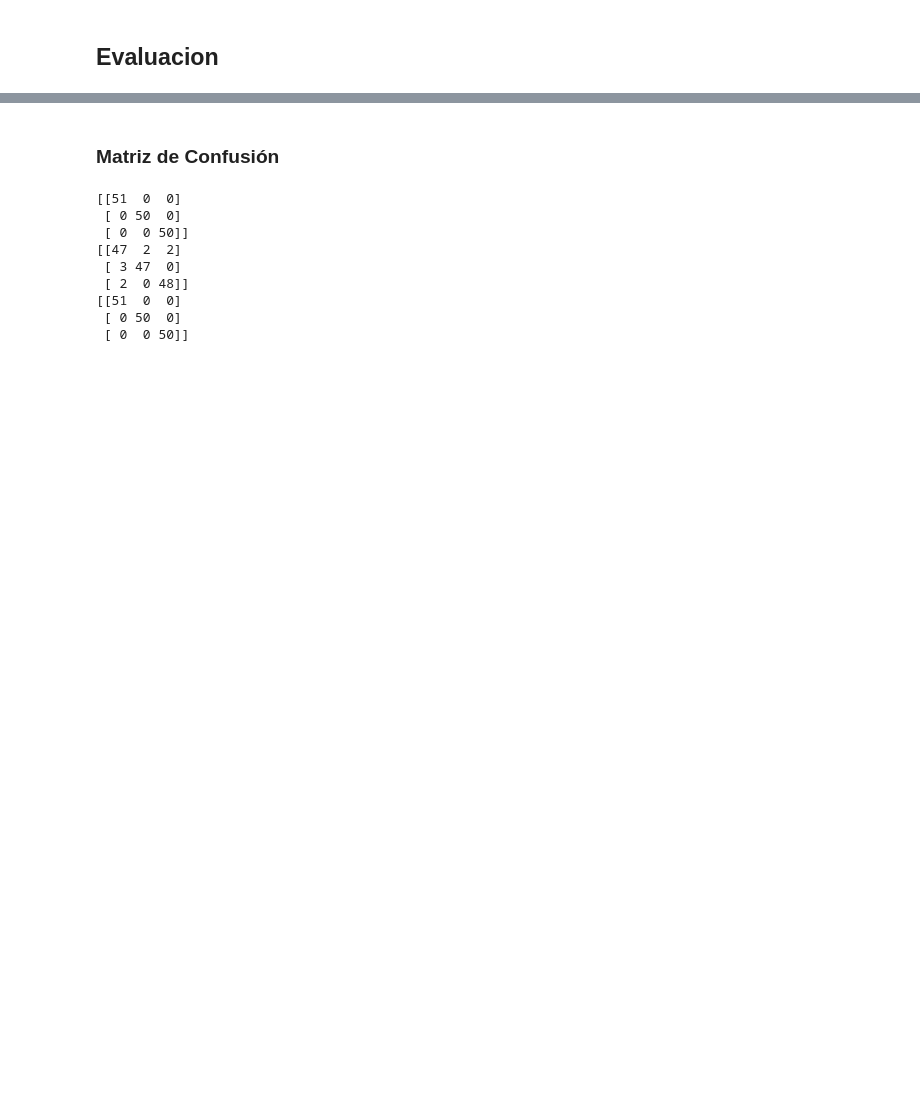
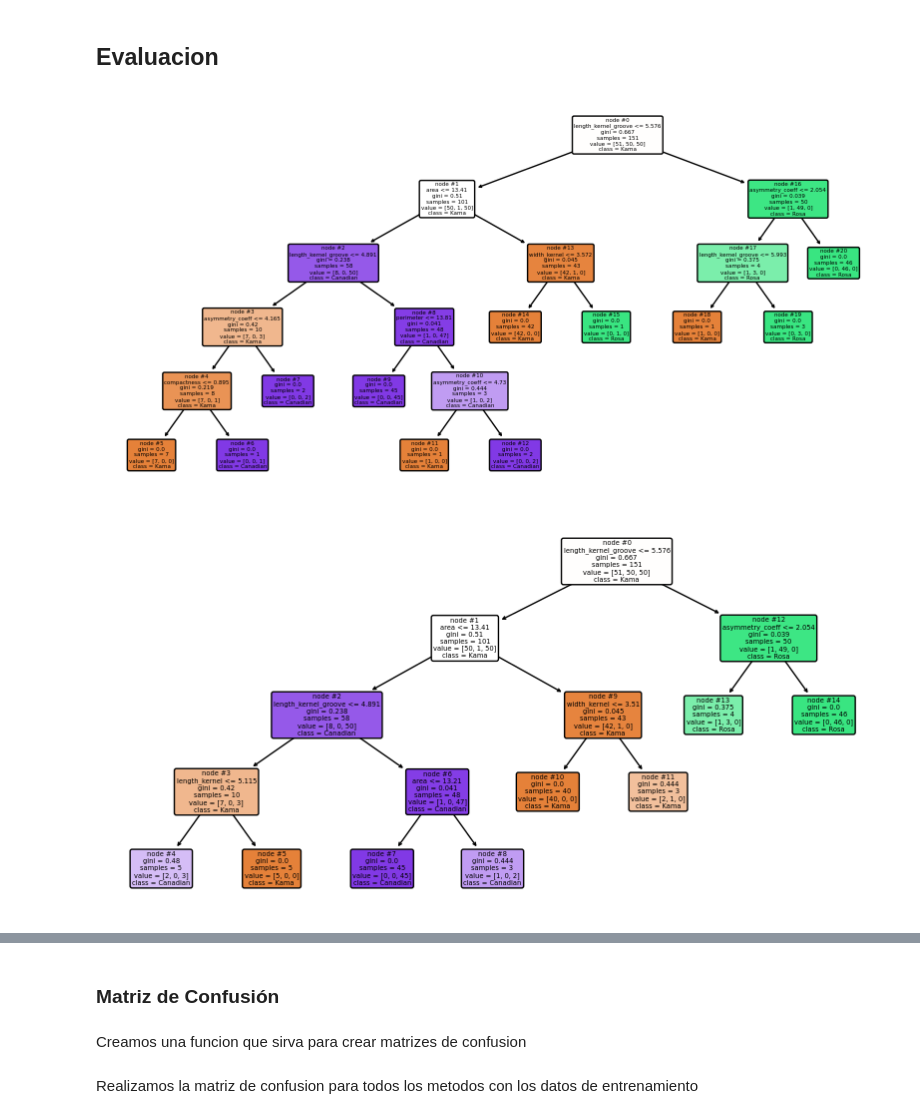
Before and after one commit to yyeryy/Trabajo-mineria, a Jupyter notebook: trabajo_final.ipynb, the cells around one changed output, grey strips where cells are left out. Saved outputs shown, nothing was run; the diff lists cells and outputs as text; code cells hidden in the pictures; blank space fills up the shorter version.

```diff
--- a/trabajo_final.ipynb
+++ b/trabajo_final.ipynb
@@ -186,10 +209,11 @@ class OutlierDetecion_treatment_IQR(TransformerMixin):
         # Devolvemos los valores de los híper-parámetros del método de preparación de datos
         return {"k": self.k}
 # %%
-out_IQR = OutlierDetecion_treatment_IQR(k=3)
+out_IQR = OutlierDetecion_treatment_IQR()
 X_train_IQR = out_IQR.fit_transform(X_train)
 if(X_train.equals(X_train_IQR)):
    print("No se han encontrado outliers")
 else:
    print("Se han encontrado outliers y el dataframe ha sido modificado")
+   X_train = X_train_IQR
 # %% [output]
@@ -232,9 +265,3 @@ print("Precisión: {:.2f}%".format(accuracy))
 Precisión: 90.48%
 # %% [markdown]
 ### Arboles de decision ###
-# %%
-tree = DecisionTreeClassifier(random_state=42)
-tree.fit(X_train, y_train)
-prediccion_arbol = tree.predict(X_test)
-accuracy = accuracy_score(y_test, prediccion_arbol) * 100
-print('Precisión del árbol de decisión: {:.2f}%'.format(accuracy))
@@ -242,0 +268,16 @@ Precisión del árbol de decisión: 95.24%
+# %%
+listaAccTrain = []
+listaAccTest = []
+for tipoArbol in ['gini','entropy']:
+    tree = DecisionTreeClassifier(criterion=tipoArbol, random_state=123)
+    tree.fit(X_train, y_train)
+    prediccion_tree = tree.predict(X_train)
+    accuracy = accuracy_score(y_train, prediccion_tree)
+    listaAccTrain.append(accuracy * 100)
+    prediccion_tree = tree.predict(X_test)
+    accuracy = accuracy_score(y_test, prediccion_tree)
+    listaAccTest.append(accuracy * 100)
+print('Rendimiento CART en train: ', listaAccTrain[0])
+print('Rendimiento CART en test: ', listaAccTest[0])
+print('Rendimiento c4.5 en train: ', listaAccTrain[1])
+print('Rendimiento C4.5 en test: ', listaAccTest[1])
@@ -243,2 +301,25 @@ Precisión del árbol de decisión: 95.24%
 # %% [markdown]
 ## Evaluacion ##
+# %%
+configs = [{'criterion': 'gini', 'min_samples_split': 2, 'min_samples_leaf': 1},
+           {'criterion': 'gini', 'min_samples_split': 6, 'min_samples_leaf': 3},
+           {'criterion': 'gini', 'min_samples_split': 10, 'min_samples_leaf': 5},
+           {'criterion': 'entropy', 'min_samples_split': 2, 'min_samples_leaf': 1},
+           {'criterion': 'entropy', 'min_samples_split': 6, 'min_samples_leaf': 3},
+           {'criterion': 'entropy', 'min_samples_split': 10, 'min_samples_leaf': 5}]
+
+for i, config in enumerate(configs):
+    # Llamada al constructor del árbol de decisión con la configuración apropiada
+    clasificador = DecisionTreeClassifier(criterion=config['criterion'], min_samples_split=config['min_samples_split'], min_samples_leaf=config['min_samples_leaf'])
+    # Entrenamiento del árbol de decisión
+    clasificador = clasificador.fit(X_train, y_train)
+    # Mostramos el árbol de decisión en una figura usando el método plot_tree de la clase tree
+    fig = plt.figure(figsize=(10,5))
+    plot_tree(clasificador, feature_names=feature_names, class_names=class_names, filled=True, rounded=True, node_ids=True)
+    # Establecemos el nombre del fichero donde guardamos la figura
+    nombreFicheroSalida = 'arbol' + str(i) + '.png'
+    # Guardamos la figura en un archivo png
+    fig.savefig(nombreFicheroSalida)
+# %% [output]
+[figure, added]
+[figure, added]
@@ -245,23 +330,4 @@ Precisión del árbol de decisión: 95.24%
 # %% [markdown]
 ### Matriz de Confusión ###
-# %%
-def obtenerMatrizConfusion(clasificador, X, y, labels):
-    predicciones = clasificador.predict(X)
-    return confusion_matrix(y, predicciones, labels=labels)
-# Creo un clasificador que siempre clasifique negativo
-matrizConfusionKNN = obtenerMatrizConfusion(grid_KNN, X_train, y_train, labels=[1,2,3])
-matrizConfusionLR = obtenerMatrizConfusion(lr, X_train, y_train, labels=[1,2,3])
-matrizConfusionTREE = obtenerMatrizConfusion(tree, X_train, y_train, labels=[1,2,3])
-print(matrizConfusionKNN)
-print(matrizConfusionLR)
-print(matrizConfusionTREE)
-# %% [output]
-[[51  0  0]
- [ 0 50  0]
- [ 0  0 50]]
-[[47  2  2]
- [ 3 47  0]
- [ 2  0 48]]
-[[51  0  0]
- [ 0 50  0]
- [ 0  0 50]]
+# %% [markdown]
+Creamos una funcion que sirva para crear matrizes de confusion
@@ -267,0 +338,2 @@ print(matrizConfusionTREE)
+# %% [markdown]
+Realizamos la matriz de confusion para todos los metodos con los datos de entrenamiento
```
Also changed, not shown: parts of 23 cells of this notebook.
